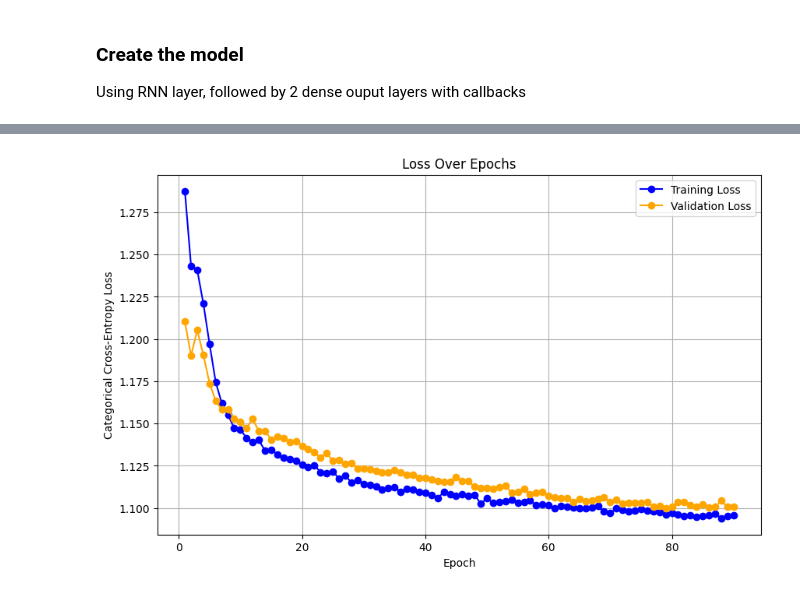
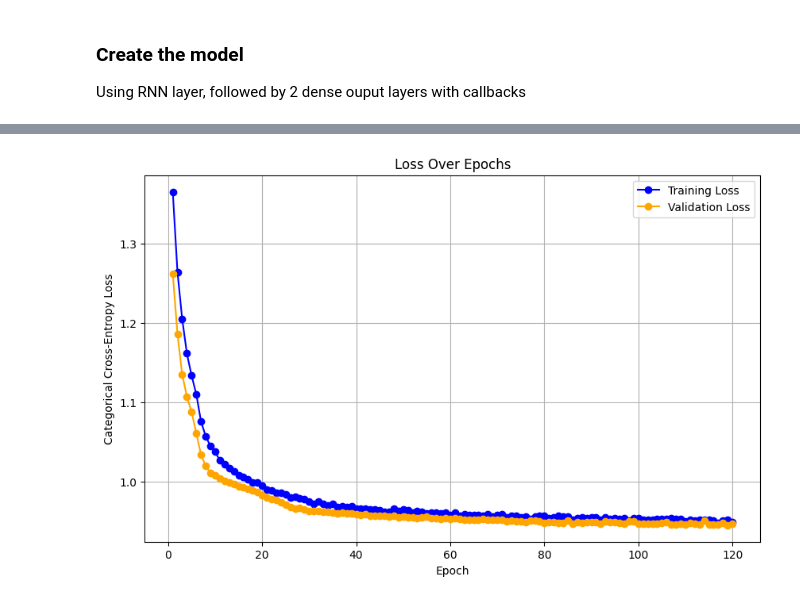
Before and after one commit to DuncanCSt/forecast_research, a Jupyter notebook: energy_price/2.5. rnn_tests.ipynb, the cells around one changed output, grey strips where cells are left out. Saved outputs shown, nothing was run; the diff lists cells and outputs as text; code cells hidden in the pictures.

```diff
--- a/energy_price/2.5. rnn_tests.ipynb
+++ b/energy_price/2.5. rnn_tests.ipynb
@@ -243,13 +243,29 @@ def mc_predict(model, inputs, n_samples=50):
     Returns:
         preds_mean: Mean predictions across MC samples
         preds_std:  Std of predictions (epistemic uncertainty)
+        preds_kl:   KL divergence-based uncertainty score
         all_preds:  All MC samples, shape (n_samples, n_data, n_states)
     """
     all_preds = np.stack([model(inputs, training=True).numpy() for _ in range(n_samples)])
     preds_mean = all_preds.mean(axis=0)
-    preds_std = all_preds.std(axis=0)
-    return preds_mean, preds_std, all_preds
+    preds_std = (preds_mean*all_preds.std(axis=0)).sum(axis=-1)
+    preds_kl = np.mean(kullback_leibler_divergence(preds_mean, all_preds), axis=0)
+    return preds_mean, preds_std, preds_kl, all_preds
 
+def ensemble_predict(models, inputs):
+    """Get mean predictions from an ensemble of models."""
+    all_preds = np.stack([model(inputs).numpy() for model in models])
+    preds_mean = all_preds.mean(axis=0)
+    preds_std = (preds_mean*all_preds.std(axis=0)).sum(axis=-1)
+    preds_kl = np.mean(kullback_leibler_divergence(preds_mean, all_preds), axis=0)
+    return preds_mean, preds_std, preds_kl, all_preds
+
+def derichlet_predict(model, inputs):
+    """Get mean predictions and uncertainty from a model with a Dirichlet output layer."""
+    preds = model(inputs).numpy()
+    probs, alpha, S = [np.array(x) for x in dirichlet_layer(preds)]
+    uncertainty = 1/S
+    return probs, uncertainty, S
 
 # Derive dimensions from prepared arrays
 lookback       = X_train_cov.shape[1]
@@ -258,40 +274,59 @@ n_dt_features  = Y_month_train.shape[1]
 n_states       = Y_train_h.shape[1]
 # %%
 tf.keras.backend.clear_session()
+test_options = ['bayes_dropout', 'ensemble', 'dirichlet']
 
-model = build_model(lookback, n_cov_features, n_dt_features, n_states,
-                    loss_type='digamma',
-                    embedding_dim=8, rnn_units=8, n_dense_layers=1, dense_units=16,
-                    dropout_rate=0.3, learning_rate=0.0001, l2_reg=1e-4,
-                    annealing_rate=20.0, max_annealing_rate=0.1)
+test_type = 'dirichlet'
 
-history = model.fit(
-    [X_train_cov, Y_month_train, horizon_train], Y_train_h,
-    validation_data=([X_valid_cov, Y_month_valid, horizon_valid], Y_valid_h),
-    callbacks=[AnnealingCallback()],
-    epochs=90,  # Use the same number as in your tuner setup
-    verbose=1  # Set to 0 for silent output if preferred
-)
+if test_type == 'ensemble':
+    runs = 5
+else:
+    runs = 1
 
-rnn_y_valid = model.predict([X_valid_cov, Y_month_valid, horizon_valid])
-rnn_y_test = model.predict([X_test_cov, Y_month_test, horizon_test])
+models_ = [None] * runs
+historys = [None] * runs
+for run in range(runs):
+    tf.keras.backend.clear_session()
+    models_[run] = build_model(lookback, n_cov_features, n_dt_features, n_states,
+                        loss_type='digamma',
+                        embedding_dim=8, rnn_units=8, n_dense_layers=1, dense_units=16,
+                        dropout_rate=0.3, learning_rate=0.0001, l2_reg=1e-4,
+                        annealing_rate=20.0, max_annealing_rate=0)
+
+    historys[run] = models_[run].fit(
+        [X_train_cov, Y_month_train, horizon_train], Y_train_h,
+        validation_data=([X_valid_cov, Y_month_valid, horizon_valid], Y_valid_h),
+        callbacks=[AnnealingCallback()],
+        epochs=120,  # Use the same number as in your tuner setup
+        verbose=1  # Set to 0 for silent output if preferred
+    )
+
+if test_type == 'bayes_dropout':
+    rnn_probs_valid, rnn_sd_valid, rnn_u_valid, _ = mc_predict(models_[0], [X_valid_cov, Y_month_valid, horizon_valid], n_samples=50)
+    rnn_probs_test,  rnn_sd_test,  rnn_u_test,  _ = mc_predict(models_[0], [X_test_cov, Y_month_test, horizon_test], n_samples=50)
+elif test_type == 'ensemble':
+    rnn_probs_valid, rnn_sd_valid, rnn_u_valid, _ = ensemble_predict(models_, [X_valid_cov, Y_month_valid, horizon_valid])
+    rnn_probs_test,  rnn_sd_test,  rnn_u_test,  _ = ensemble_predict(models_, [X_test_cov, Y_month_test, horizon_test])
+else: # test_type == 'dirichlet':
+    rnn_probs_valid, rnn_u_valid, rnn_s_valid = derichlet_predict(models_[0], [X_valid_cov, Y_month_valid, horizon_valid])
+    rnn_probs_test,  rnn_u_test,  rnn_s_test  = derichlet_predict(models_[0], [X_test_cov, Y_month_test, horizon_test])
+
 
 # Convert rnn_y_test from shape (n_samples * forecast_horizon, n_states) to (n_samples, forecast_horizon, n_states)
 def convert_to_3d(arr, horizon):
     n_samples = arr.shape[0] // horizon
     return arr.reshape(n_samples, horizon, -1)
 
-rnn_y_reshaped_valid = convert_to_3d(rnn_y_valid, forecast_horizon)
-rnn_y_reshaped_test = convert_to_3d(rnn_y_test, forecast_horizon)
+rnn_probs_valid = convert_to_3d(rnn_probs_valid, forecast_horizon)
+rnn_u_valid = convert_to_3d(rnn_u_valid, forecast_horizon)
+rnn_probs_test = convert_to_3d(rnn_probs_test, forecast_horizon)
+rnn_u_test = convert_to_3d(rnn_u_test, forecast_horizon)
 
 def compute_cross_entropy(y_true, y_pred):
     y_true = y_true[:, :, -n_states:].astype(float)
     y_pred = y_pred[:, :, -n_states:].astype(float)
     y_pred = np.clip(y_pred, 1e-15, 1 - 1e-15)
     return -np.sum(y_true * np.log(y_pred), axis=-1)
-
-rnn_probs_valid, _, rnn_s_valid = [np.array(x) for x in dirichlet_layer(rnn_y_reshaped_valid)]
-rnn_probs_test, _, rnn_s_test = [np.array(x) for x in dirichlet_layer(rnn_y_reshaped_test)]
 
 hmm_loss_valid = compute_cross_entropy(Y_valid, Y_hat_valid)
 rnn_loss_valid = compute_cross_entropy(Y_valid, rnn_probs_valid)
@@ -301,5 +336,5 @@ rnn_loss_test = compute_cross_entropy(Y_test, rnn_probs_test)
 n_samples_test = Y_test.shape[0]
 n_samples_valid = Y_valid.shape[0]
 
-plot_training_history(history)
+plot_training_history(historys[0])
 # %% [output]
@@ -323 +358 @@ Epoch 90/90
-[figure, old version]
+[figure, new version]
```
Also changed, not shown: parts of 13 cells of this notebook, 1 other file.
